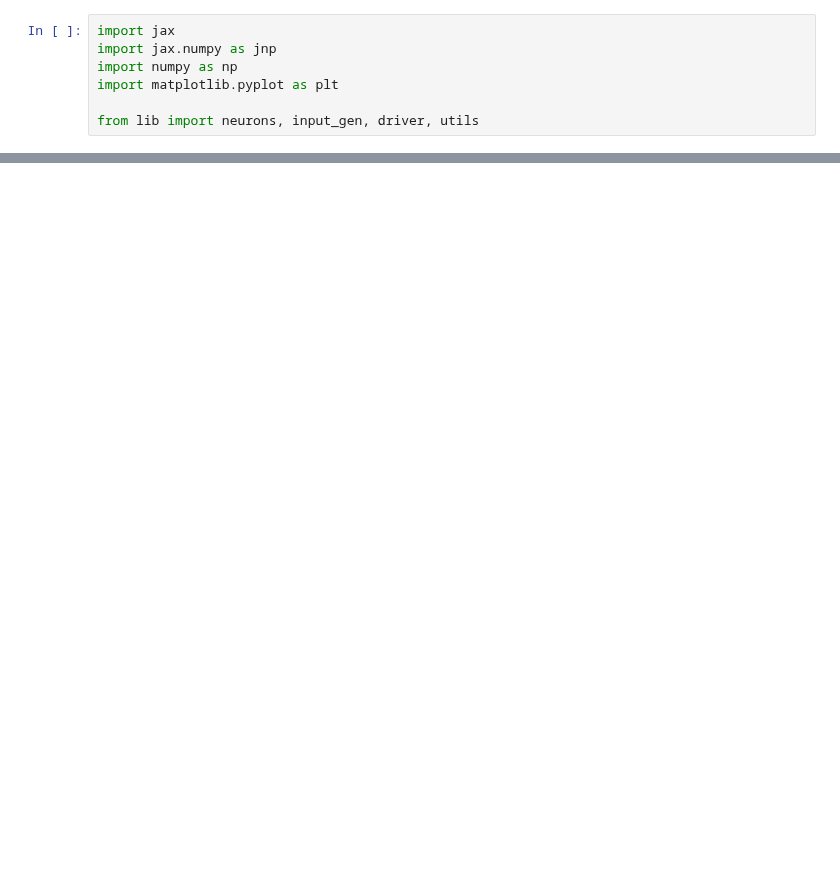
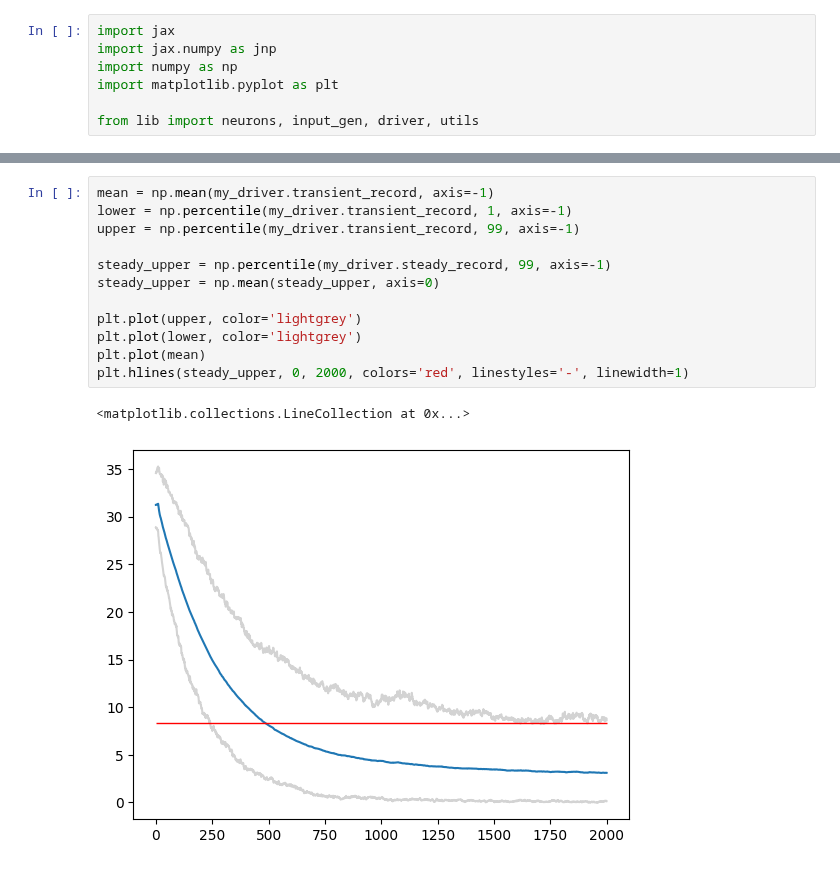
Before and after one commit to Cai-Fangxu/dendrite_familiarity_detection, a Jupyter notebook: test2.ipynb, the cells around one changed output, grey strips where cells are left out. Saved outputs shown, nothing was run; the diff lists cells and outputs as text; blank space fills up the shorter version.

```diff
--- a/test2.ipynb
+++ b/test2.ipynb
@@ -44,0 +57,15 @@ my_driver.run(n_steps=n_steps)
+# %%
+mean = np.mean(my_driver.transient_record, axis=-1)
+lower = np.percentile(my_driver.transient_record, 1, axis=-1)
+upper = np.percentile(my_driver.transient_record, 99, axis=-1)
+
+steady_upper = np.percentile(my_driver.steady_record, 99, axis=-1)
+steady_upper = np.mean(steady_upper, axis=0)
+
+plt.plot(upper, color='lightgrey')
+plt.plot(lower, color='lightgrey')
+plt.plot(mean)
+plt.hlines(steady_upper, 0, 2000, colors='red', linestyles='-', linewidth=1)
+# %% [output]
+<matplotlib.collections.LineCollection at 0x...>
+[figure, added]
```
Also changed, not shown: parts of 10 cells of this notebook, 2 other files.
